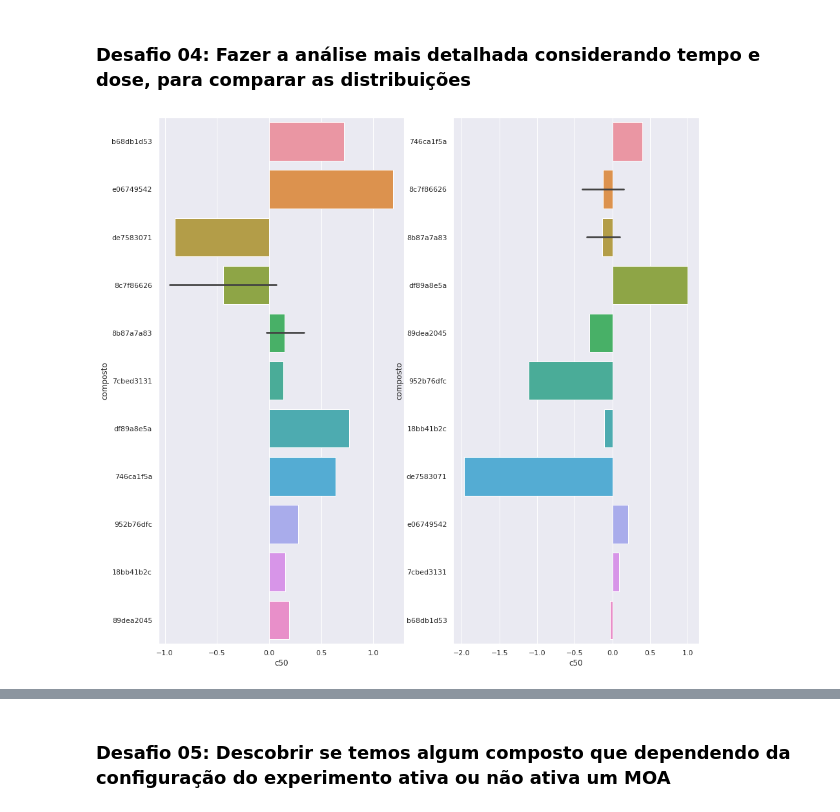
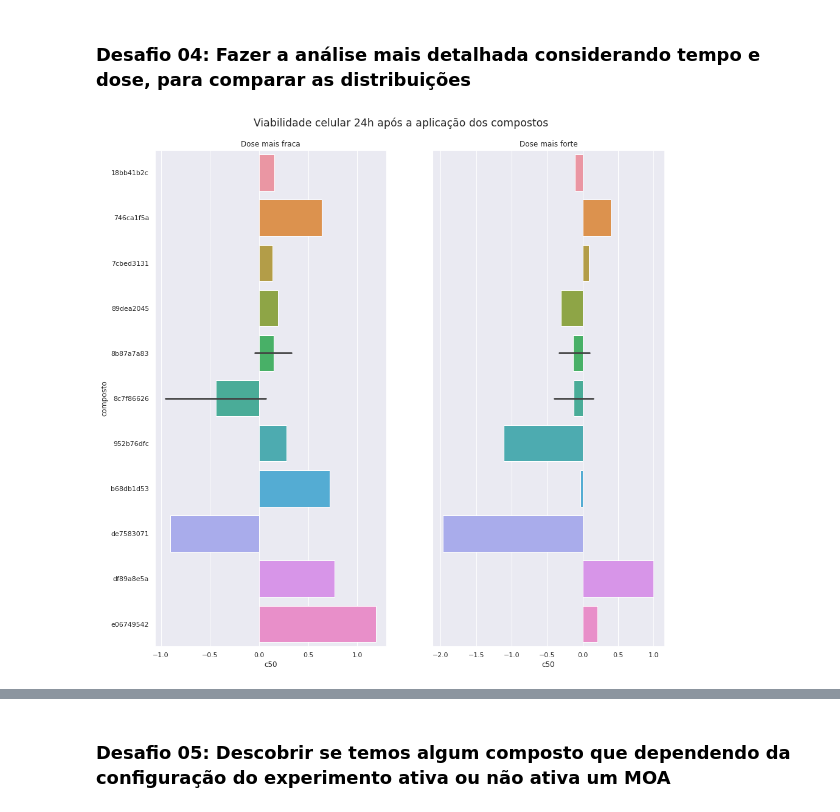
Before and after one commit to marcelsby/alura-imersao-dados-2021, a Jupyter notebook: src/Imersão Dados.ipynb, the cells around one changed output, grey strips where cells are left out. Saved outputs shown, nothing was run; the diff lists cells and outputs as text; code cells hidden in the pictures.

```diff
--- a/src/Imersão Dados.ipynb
+++ b/src/Imersão Dados.ipynb
@@ -920,20 +916,27 @@ compounds_to_compare = merged_data.query('is_control == False').loc[:10, :]['com
 compounds_filter = ' & composto in @compounds_to_compare'
 # %%
 ## Teste 24h dose D1 e D2
-fig, axs = plt.subplots(ncols=2, figsize=(15, 15))
+fig, axes = plt.subplots(figsize=(15, 15), ncols=2)
+fig.suptitle('Viabilidade celular 24h após a aplicação dos compostos',
+             fontsize='x-large',
+             y=.93)
 
-d1_eta24 = sns.barplot(data=merged_data.query('tempo == 24 & dose == "D1"' + compounds_filter),
-                       y='composto',
-                       x='c50',
-                       ax=axs[0])
 
-d2_eta24 = sns.barplot(data=merged_data.query('tempo == 24 & dose == "D2"' + compounds_filter),
-                       y='composto',
-                       x='c50',
-                       ax=axs[1])
+data_d1_24h = merged_data.query('duration_24 & dose == "D1"' + compounds_filter).sort_values('composto')
+data_d2_24h = merged_data.query('duration_24 & dose == "D2"' + compounds_filter).sort_values('composto')
 
-plt.show(d1_eta24, d2_eta24)
+plot_d1_24h = sns.barplot(data=data_d1_24h,
+                          x='c50',
+                          y='composto',
+                          ax=axes[0]).set_title('Dose mais fraca')
+
+plot_d2_24h = sns.barplot(data=data_d2_24h,
+                          x='c50',
+                          y='composto',
+                          ax=axes[1]).set(title='Dose mais forte',
+                                          yticklabels='',
+                                          ylabel='')
 # %% [output]
-[figure, old version]
+[figure, new version]
 # %%
 ## Teste 48h dose D1 e D2
```
Also changed, not shown: parts of 11 cells of this notebook.
